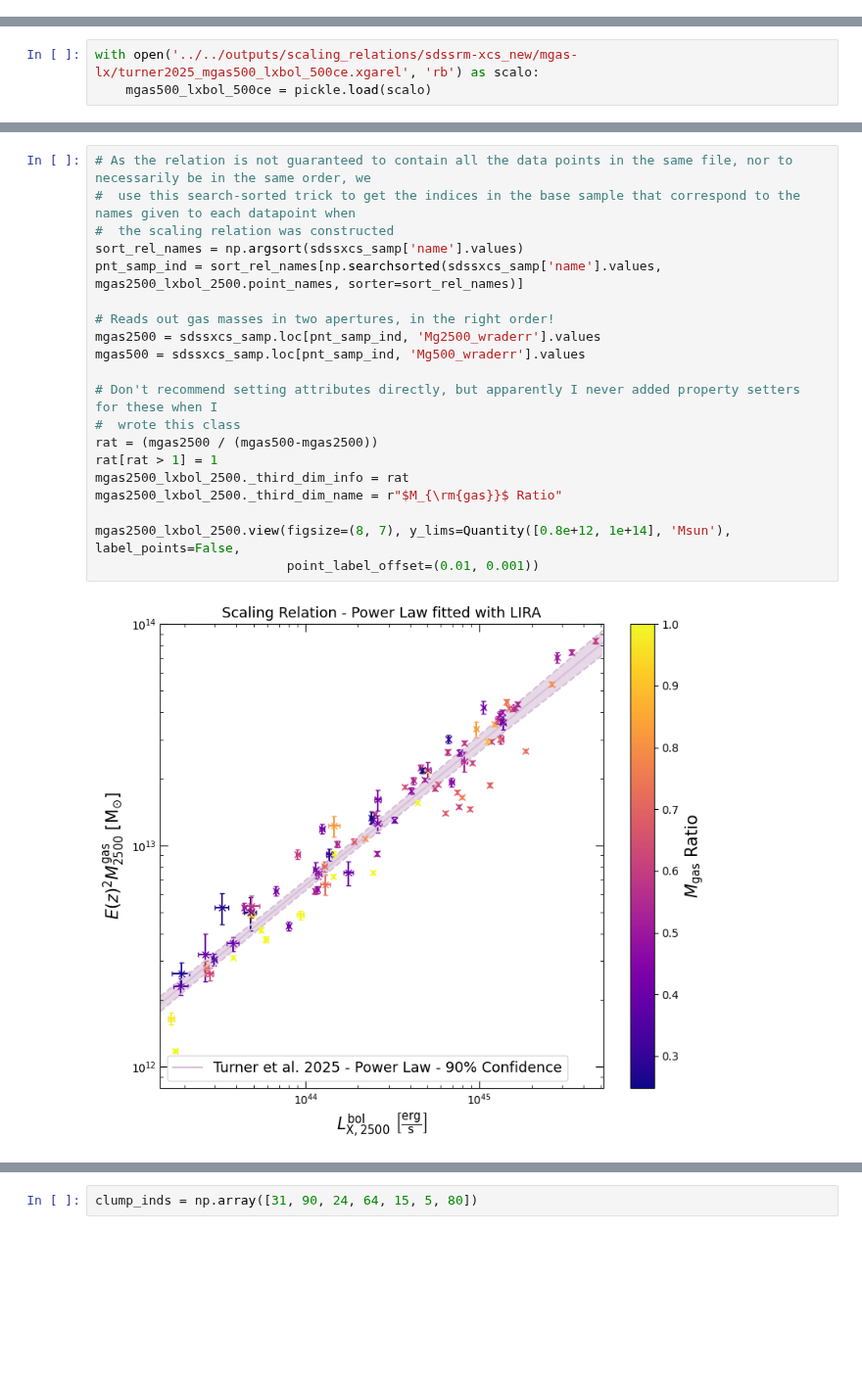
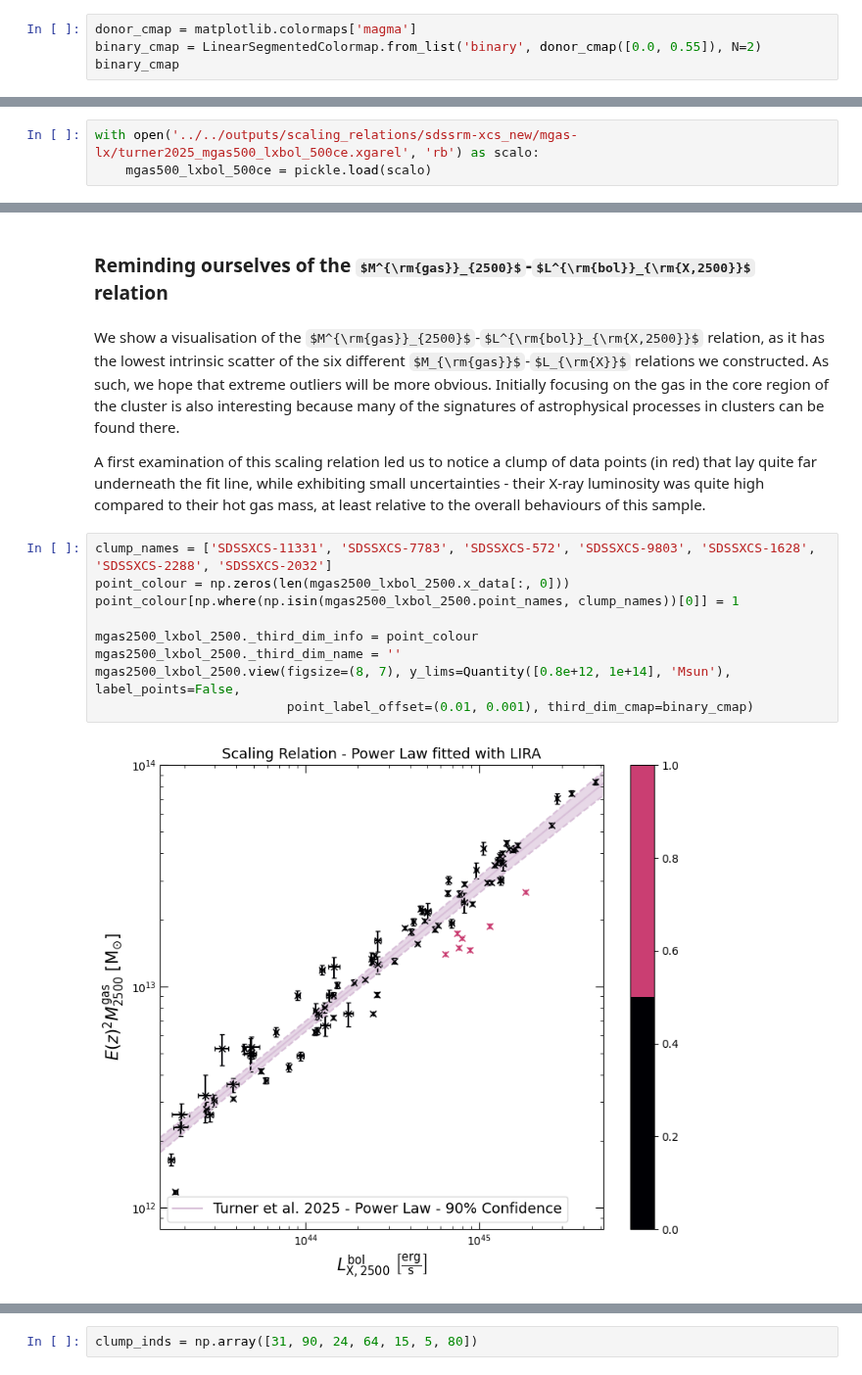
Before and after one commit to DavidT3/XCS-Mass-II-Analysis, a Jupyter notebook: notebooks/exploring_scatter/gasmass-Lx_as_scatter_diagnostic.ipynb, the cells around one changed output, grey strips where cells are left out. Shown at 98% size. Saved outputs shown, nothing was run; the diff lists cells and outputs as text; some formulas as TeX source; blank space fills up the shorter version.

Commit message:
Starting to actually write up the gas mass Lx scatter notebook properly

```diff
--- a/notebooks/exploring_scatter/gasmass-Lx_as_scatter_diagnostic.ipynb
+++ b/notebooks/exploring_scatter/gasmass-Lx_as_scatter_diagnostic.ipynb
@@ -36,0 +42,4 @@ from xga.relations.fit import scaling_relation_lira
+# %%
+donor_cmap = matplotlib.colormaps['magma']
+binary_cmap = LinearSegmentedColormap.from_list('binary', donor_cmap([0.0, 0.55]), N=2)
+binary_cmap
@@ -113,22 +130,17 @@ with open('../../outputs/scaling_relations/sdssrm-xcs_new/mgas-lx/turner2025_mga
+# %% [markdown]
+### Reminding ourselves of the $M^{\rm{gas}}_{2500}$-$L^{\rm{bol}}_{\rm{X,2500}}$ relation
+# %% [markdown]
+We show a visualisation of the $M^{\rm{gas}}_{2500}$-$L^{\rm{bol}}_{\rm{X,2500}}$ relation, as it has the lowest intrinsic scatter of the six different $M_{\rm{gas}}$-$L_{\rm{X}}$ relations we constructed. As such, we hope that extreme outliers will be more obvious. Initially focusing on the gas in the core region of the cluster is also interesting because many of the signatures of astrophysical processes in clusters can be found there.
+
+A first examination of this scaling relation led us to notice a clump of data points (in red) that lay quite far underneath the fit line, while exhibiting small uncertainties - their X-ray luminosity was quite high compared to their hot gas mass, at least relative to the overall behaviours of this sample.
 # %%
-# As the relation is not guaranteed to contain all the data points in the same file, nor to necessarily be in the same order, we
-#  use this search-sorted trick to get the indices in the base sample that correspond to the names given to each datapoint when
-#  the scaling relation was constructed
-sort_rel_names = np.argsort(sdssxcs_samp['name'].values)
-pnt_samp_ind = sort_rel_names[np.searchsorted(sdssxcs_samp['name'].values, mgas2500_lxbol_2500.point_names, sorter=sort_rel_names)]
+clump_names = ['SDSSXCS-11331', 'SDSSXCS-7783', 'SDSSXCS-572', 'SDSSXCS-9803', 'SDSSXCS-1628', 'SDSSXCS-2288', 'SDSSXCS-2032']
+point_colour = np.zeros(len(mgas2500_lxbol_2500.x_data[:, 0]))
+point_colour[np.where(np.isin(mgas2500_lxbol_2500.point_names, clump_names))[0]] = 1
 
-# Reads out gas masses in two apertures, in the right order!
-mgas2500 = sdssxcs_samp.loc[pnt_samp_ind, 'Mg2500_wraderr'].values
-mgas500 = sdssxcs_samp.loc[pnt_samp_ind, 'Mg500_wraderr'].values
-
-# Don't recommend setting attributes directly, but apparently I never added property setters for these when I
-#  wrote this class
-rat = (mgas2500 / (mgas500-mgas2500))
-rat[rat > 1] = 1
-mgas2500_lxbol_2500._third_dim_info = rat
-mgas2500_lxbol_2500._third_dim_name = r"$M_{\rm{gas}}$ Ratio"
-
+mgas2500_lxbol_2500._third_dim_info = point_colour
+mgas2500_lxbol_2500._third_dim_name = ''
 mgas2500_lxbol_2500.view(figsize=(8, 7), y_lims=Quantity([0.8e+12, 1e+14], 'Msun'), label_points=False,
-                         point_label_offset=(0.01, 0.001))
+                         point_label_offset=(0.01, 0.001), third_dim_cmap=binary_cmap)
 # %% [output]
-[figure, old version]
+[figure, new version]
```
Also changed, not shown: parts of 17 cells of this notebook.
